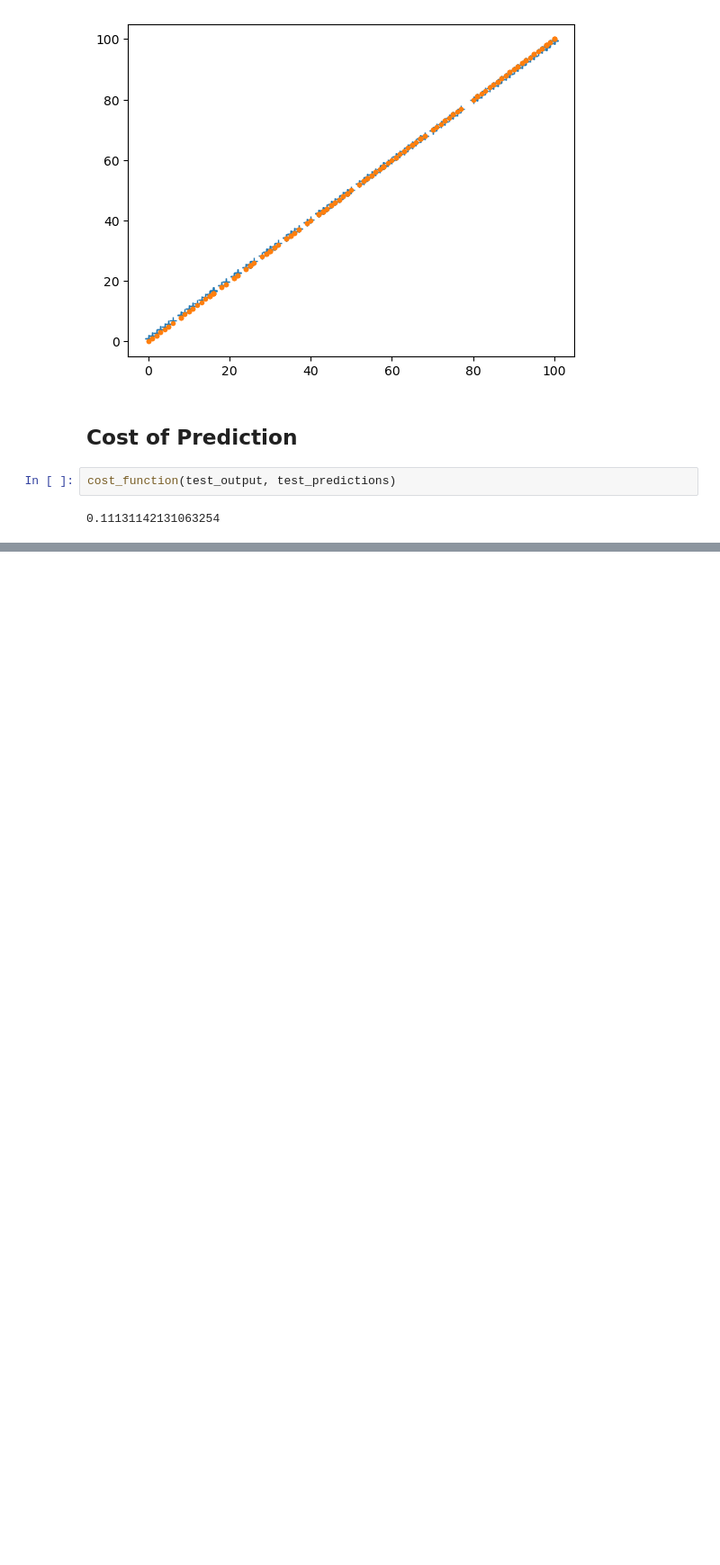
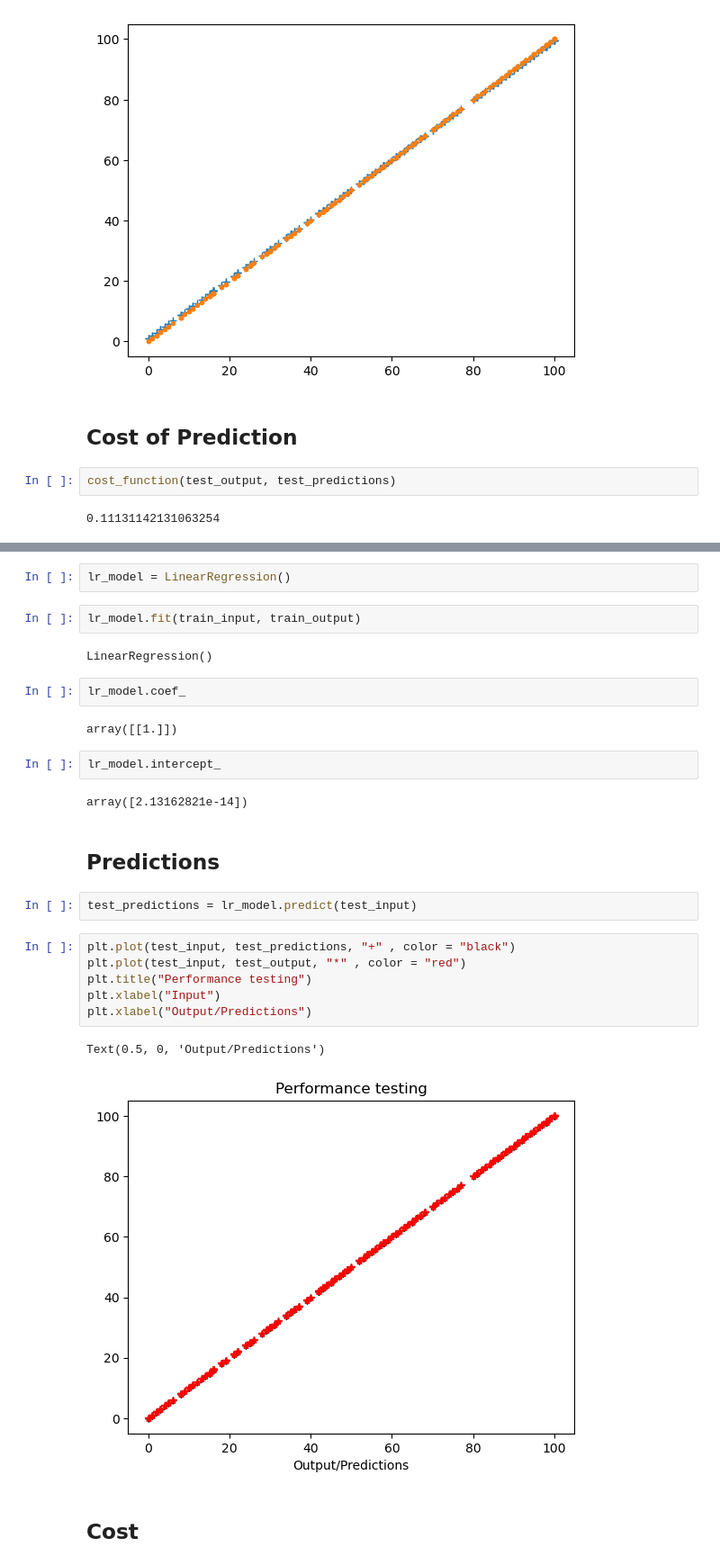
Before and after one commit to ArpitTripathi945/ML_Models_Scratch, a Jupyter notebook: linear_regression.ipynb, the cells around one changed output, grey strips where cells are left out. Shown at 90% size. Saved outputs shown, nothing was run; the diff lists cells and outputs as text; blank space fills up the shorter version.

Commit message:
Model using Scikit learn library

```diff
--- a/linear_regression.ipynb
+++ b/linear_regression.ipynb
@@ -224,0 +229,29 @@ cost_function(test_output, test_predictions)
+# %%
+lr_model = LinearRegression()
+# %%
+lr_model.fit(train_input, train_output)
+# %% [output]
+LinearRegression()
+# %%
+lr_model.coef_
+# %% [output]
+array([[1.]])
+# %%
+lr_model.intercept_
+# %% [output]
+array([2.13162821e-14])
+# %% [markdown]
+## Predictions
+# %%
+test_predictions = lr_model.predict(test_input)
+# %%
+plt.plot(test_input, test_predictions, "+" , color = "black")
+plt.plot(test_input, test_output, "*" , color = "red")
+plt.title("Performance testing")
+plt.xlabel("Input")
+plt.xlabel("Output/Predictions")
+# %% [output]
+Text(0.5, 0, 'Output/Predictions')
+[figure, added]
+# %% [markdown]
+## Cost
```
Also changed, not shown: parts of 3 cells of this notebook.
